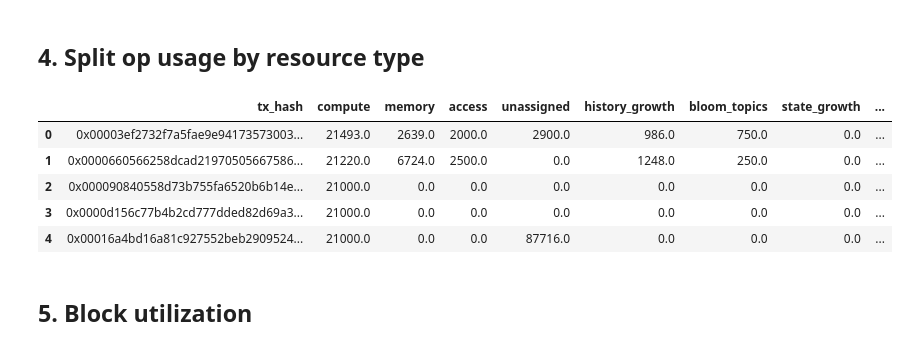
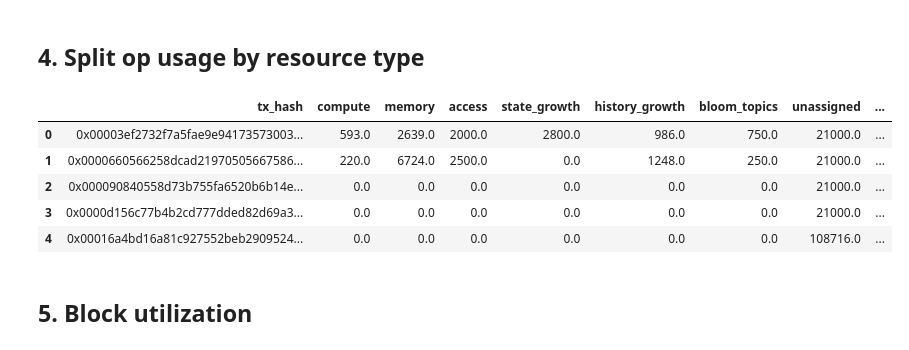
Before and after one commit to soispoke/evm-meter-analysis, a Jupyter notebook: notebooks/3.0-resource-usage-analysis.ipynb, the cells around one changed output. Drawn from its saved outputs; the diff is of its cells as text; code cells hidden in the pictures.

```diff
--- a/notebooks/3.0-resource-usage-analysis.ipynb
+++ b/notebooks/3.0-resource-usage-analysis.ipynb
@@ -192,75 +192,75 @@ op_gas_by_resource = usage_df.apply(
 ).tolist()
 # %%
 # Aggregate by tx_hash and sum up the resources
-op_gas_by_resource_df = (
+gas_by_resource_df = (
     pd.DataFrame(op_gas_by_resource)
     .drop(columns=["op"])
     .groupby("tx_hash")
     .sum()
     .reset_index()
 )
 
-# Add tx instrinsic cost to compute -> BIG assumption!
-op_gas_by_resource_df["compute"] += 21000.0
+# Adding tx instrinsic costs to unassigned
+gas_by_resource_df["unassigned"] += 21000.0
 
 # Join with op_tx_df
 temp_op_tx_df = op_tx_df.drop(columns=["op_gas_cost"])
-op_gas_by_resource_df = op_gas_by_resource_df.merge(
+gas_by_resource_df = gas_by_resource_df.merge(
     temp_op_tx_df, on="tx_hash", how="left"
 )
 
 # Fix rows with incorrect opcode gas calculations -> assume everything is unassigned
 #  (except the intrinsic cost) and ignore gas refunds
-op_gas_by_resource_df["unassigned"] = np.where(
-    op_gas_by_resource_df["is_op_gas_correct"],
-    op_gas_by_resource_df["unassigned"],
-    op_gas_by_resource_df["tx_gas_cost"] - op_gas_by_resource_df["tx_input_data_cost"]-21000.0,
+gas_by_resource_df["unassigned"] = np.where(
+    gas_by_resource_df["is_op_gas_correct"],
+    gas_by_resource_df["unassigned"],
+    gas_by_resource_df["tx_gas_cost"] - gas_by_resource_df["tx_input_data_cost"],
 )
-op_gas_by_resource_df["compute"] = np.where(
-    op_gas_by_resource_df["is_op_gas_correct"],
-    op_gas_by_resource_df["compute"],
-    21000.0,
-)
-op_gas_by_resource_df["memory"] = np.where(
-    op_gas_by_resource_df["is_op_gas_correct"],
-    op_gas_by_resource_df["memory"],
+gas_by_resource_df["compute"] = np.where(
+    gas_by_resource_df["is_op_gas_correct"],
+    gas_by_resource_df["compute"],
     0.0,
 )
-op_gas_by_resource_df["access"] = np.where(
-    op_gas_by_resource_df["is_op_gas_correct"],
-    op_gas_by_resource_df["access"],
+gas_by_resource_df["memory"] = np.where(
+    gas_by_resource_df["is_op_gas_correct"],
+    gas_by_resource_df["memory"],
     0.0,
 )
-op_gas_by_resource_df["history_growth"] = np.where(
-    op_gas_by_resource_df["is_op_gas_correct"],
-    op_gas_by_resource_df["history_growth"],
+gas_by_resource_df["access"] = np.where(
+    gas_by_resource_df["is_op_gas_correct"],
+    gas_by_resource_df["access"],
     0.0,
 )
-op_gas_by_resource_df["bloom_topics"] = np.where(
-    op_gas_by_resource_df["is_op_gas_correct"],
-    op_gas_by_resource_df["bloom_topics"],
+gas_by_resource_df["history_growth"] = np.where(
+    gas_by_resource_df["is_op_gas_correct"],
+    gas_by_resource_df["history_growth"],
     0.0,
 )
-op_gas_by_resource_df["state_growth"] = np.where(
-    op_gas_by_resource_df["is_op_gas_correct"],
-    op_gas_by_resource_df["state_growth"],
+gas_by_resource_df["bloom_topics"] = np.where(
+    gas_by_resource_df["is_op_gas_correct"],
+    gas_by_resource_df["bloom_topics"],
     0.0,
 )
-op_gas_by_resource_df["tx_gas_refund_estimated"] = np.where(
-    op_gas_by_resource_df["is_op_gas_correct"],
-    op_gas_by_resource_df["tx_gas_refund_estimated"],
+gas_by_resource_df["state_growth"] = np.where(
+    gas_by_resource_df["is_op_gas_correct"],
+    gas_by_resource_df["state_growth"],
+    0.0,
+)
+gas_by_resource_df["tx_gas_refund_estimated"] = np.where(
+    gas_by_resource_df["is_op_gas_correct"],
+    gas_by_resource_df["tx_gas_refund_estimated"],
     0.0,
 )
 
 # Check result
-op_gas_by_resource_df.head()
+gas_by_resource_df.head()
 # %% [output]
-|  | tx_hash | compute | memory | access | unassigned | history_growth | bloom_topics | state_growth | ... |
-| 0 | 0x00003ef2732f7a5fae9e94173573003... | 21493.0 | 2639.0 | 2000.0 | 2900.0 | 986.0 | 750.0 | 0.0 | ... |
-| 1 | 0x0000660566258dcad21970505667586... | 21220.0 | 6724.0 | 2500.0 | 0.0 | 1248.0 | 250.0 | 0.0 | ... |
-| 2 | 0x000090840558d73b755fa6520b6b14e... | 21000.0 | 0.0 | 0.0 | 0.0 | 0.0 | 0.0 | 0.0 | ... |
-| 3 | 0x0000d156c77b4b2cd777dded82d69a3... | 21000.0 | 0.0 | 0.0 | 0.0 | 0.0 | 0.0 | 0.0 | ... |
-| 4 | 0x00016a4bd16a81c927552beb2909524... | 21000.0 | 0.0 | 0.0 | 87716.0 | 0.0 | 0.0 | 0.0 | ... |
+|  | tx_hash | compute | memory | access | state_growth | history_growth | bloom_topics | unassigned | ... |
+| 0 | 0x00003ef2732f7a5fae9e94173573003... | 593.0 | 2639.0 | 2000.0 | 2800.0 | 986.0 | 750.0 | 21000.0 | ... |
+| 1 | 0x0000660566258dcad21970505667586... | 220.0 | 6724.0 | 2500.0 | 0.0 | 1248.0 | 250.0 | 21000.0 | ... |
+| 2 | 0x000090840558d73b755fa6520b6b14e... | 0.0 | 0.0 | 0.0 | 0.0 | 0.0 | 0.0 | 21000.0 | ... |
+| 3 | 0x0000d156c77b4b2cd777dded82d69a3... | 0.0 | 0.0 | 0.0 | 0.0 | 0.0 | 0.0 | 21000.0 | ... |
+| 4 | 0x00016a4bd16a81c927552beb2909524... | 0.0 | 0.0 | 0.0 | 0.0 | 0.0 | 0.0 | 108716.0 | ... |
 # %% [markdown]
 ## 5. Block utilization
 # %%
```
Also changed, not shown: parts of 2 cells of this notebook, 2 other files.
